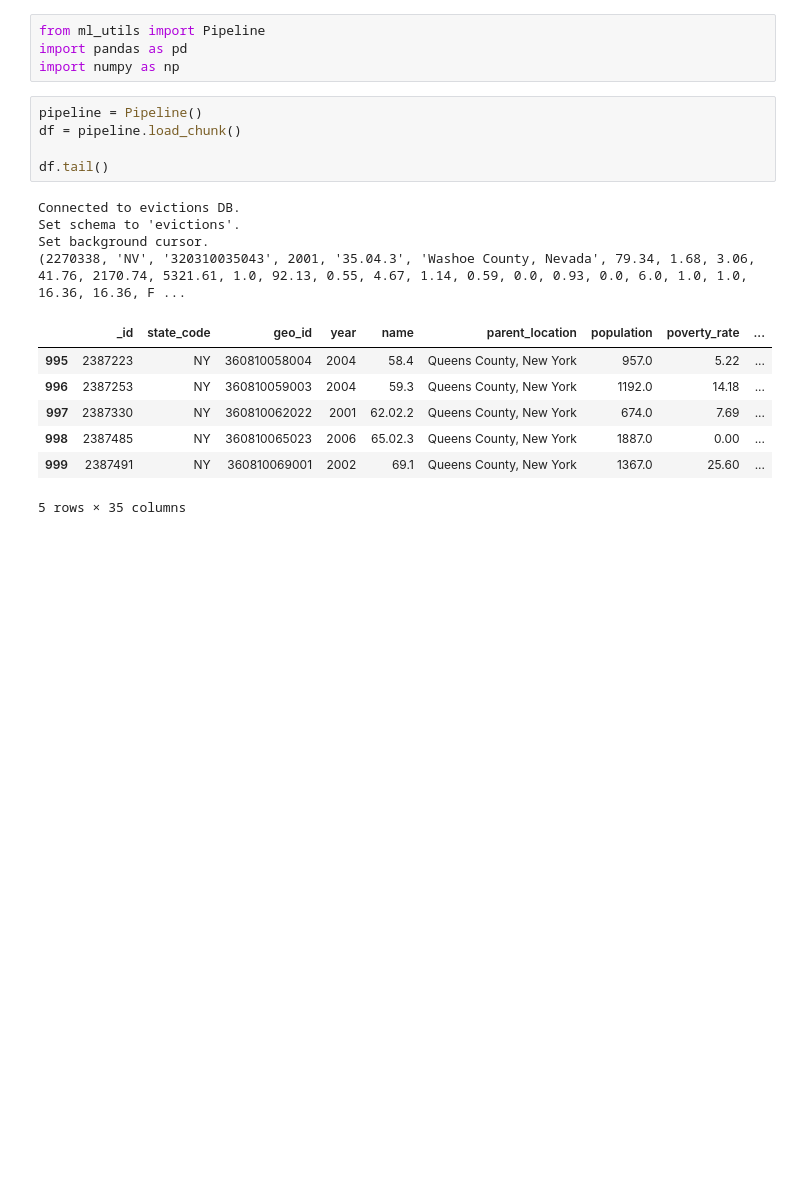
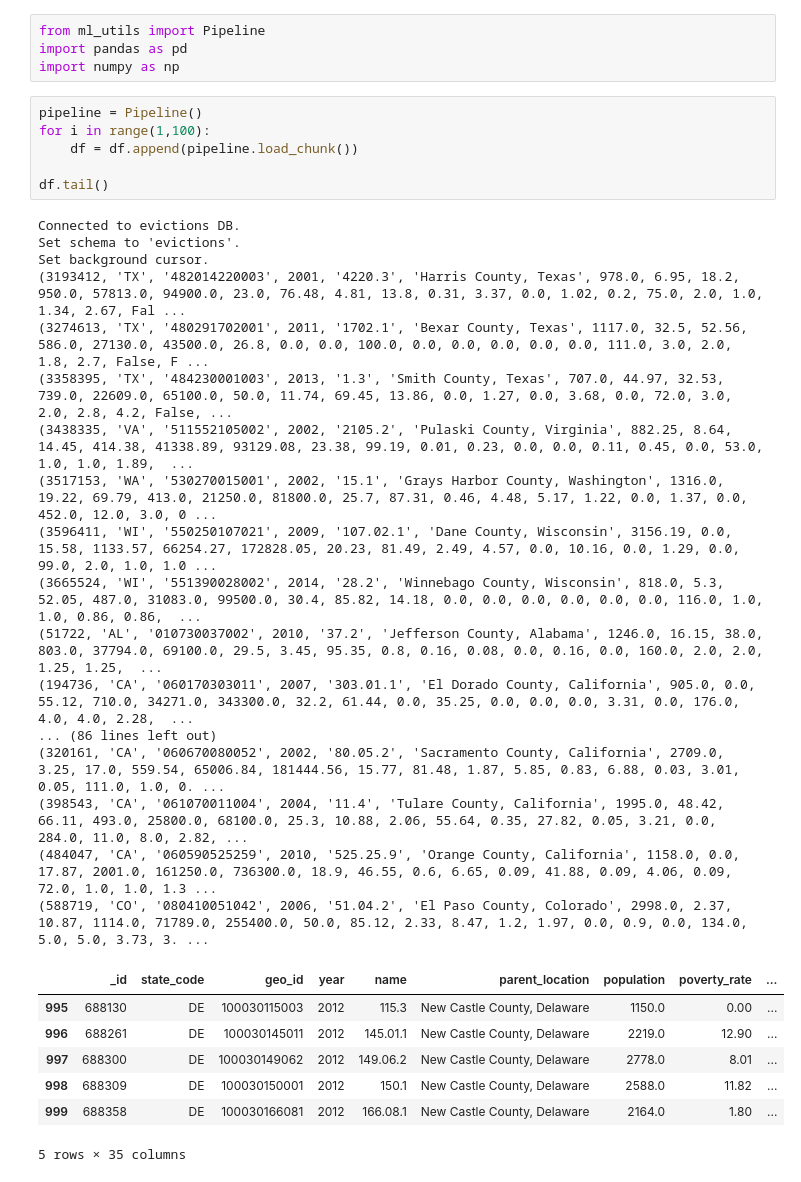
Before and after one commit to justincohler/evictions-learn, a Jupyter notebook: src/Evictions_Modeling.py.ipynb, the cells around one changed output. Drawn from its saved outputs; the diff is of its cells as text; blank space fills up the shorter version.

```diff
--- a/src/Evictions_Modeling.py.ipynb
+++ b/src/Evictions_Modeling.py.ipynb
@@ -4,20 +4,34 @@ import pandas as pd
 import numpy as np
 # %%
 pipeline = Pipeline()
-df = pipeline.load_chunk()
+for i in range(1,100):
+    df = df.append(pipeline.load_chunk())
 
 df.tail()
 # %% [output]
 Connected to evictions DB.
 Set schema to 'evictions'.
 Set background cursor.
-(2270338, 'NV', '320310035043', 2001, '35.04.3', 'Washoe County, Nevada', 79.34, 1.68, 3.06, 41.76, 2170.74, 5321.61, 1.0, 92.13, 0.55, 4.67, 1.14, 0.59, 0.0, 0.93, 0.0, 6.0, 1.0, 1.0, 16.36, 16.36, F ...
+(3193412, 'TX', '482014220003', 2001, '4220.3', 'Harris County, Texas', 978.0, 6.95, 18.2, 950.0, 57813.0, 94900.0, 23.0, 76.48, 4.81, 13.8, 0.31, 3.37, 0.0, 1.02, 0.2, 75.0, 2.0, 1.0, 1.34, 2.67, Fal ...
+(3274613, 'TX', '480291702001', 2011, '1702.1', 'Bexar County, Texas', 1117.0, 32.5, 52.56, 586.0, 27130.0, 43500.0, 26.8, 0.0, 0.0, 100.0, 0.0, 0.0, 0.0, 0.0, 0.0, 111.0, 3.0, 2.0, 1.8, 2.7, False, F ...
+(3358395, 'TX', '484230001003', 2013, '1.3', 'Smith County, Texas', 707.0, 44.97, 32.53, 739.0, 22609.0, 65100.0, 50.0, 11.74, 69.45, 13.86, 0.0, 1.27, 0.0, 3.68, 0.0, 72.0, 3.0, 2.0, 2.8, 4.2, False, ...
+(3438335, 'VA', '511552105002', 2002, '2105.2', 'Pulaski County, Virginia', 882.25, 8.64, 14.45, 414.38, 41338.89, 93129.08, 23.38, 99.19, 0.01, 0.23, 0.0, 0.0, 0.11, 0.45, 0.0, 53.0, 1.0, 1.0, 1.89,  ...
+(3517153, 'WA', '530270015001', 2002, '15.1', 'Grays Harbor County, Washington', 1316.0, 19.22, 69.79, 413.0, 21250.0, 81800.0, 25.7, 87.31, 0.46, 4.48, 5.17, 1.22, 0.0, 1.37, 0.0, 452.0, 12.0, 3.0, 0 ...
+(3596411, 'WI', '550250107021', 2009, '107.02.1', 'Dane County, Wisconsin', 3156.19, 0.0, 15.58, 1133.57, 66254.27, 172828.05, 20.23, 81.49, 2.49, 4.57, 0.0, 10.16, 0.0, 1.29, 0.0, 99.0, 2.0, 1.0, 1.0 ...
+(3665524, 'WI', '551390028002', 2014, '28.2', 'Winnebago County, Wisconsin', 818.0, 5.3, 52.05, 487.0, 31083.0, 99500.0, 30.4, 85.82, 14.18, 0.0, 0.0, 0.0, 0.0, 0.0, 0.0, 116.0, 1.0, 1.0, 0.86, 0.86,  ...
+(51722, 'AL', '010730037002', 2010, '37.2', 'Jefferson County, Alabama', 1246.0, 16.15, 38.0, 803.0, 37794.0, 69100.0, 29.5, 3.45, 95.35, 0.8, 0.16, 0.08, 0.0, 0.16, 0.0, 160.0, 2.0, 2.0, 1.25, 1.25,  ...
+(194736, 'CA', '060170303011', 2007, '303.01.1', 'El Dorado County, California', 905.0, 0.0, 55.12, 710.0, 34271.0, 343300.0, 32.2, 61.44, 0.0, 35.25, 0.0, 0.0, 0.0, 3.31, 0.0, 176.0, 4.0, 4.0, 2.28,  ...
+... (86 lines left out)
+(320161, 'CA', '060670080052', 2002, '80.05.2', 'Sacramento County, California', 2709.0, 3.25, 17.0, 559.54, 65006.84, 181444.56, 15.77, 81.48, 1.87, 5.85, 0.83, 6.88, 0.03, 3.01, 0.05, 111.0, 1.0, 0. ...
+(398543, 'CA', '061070011004', 2004, '11.4', 'Tulare County, California', 1995.0, 48.42, 66.11, 493.0, 25800.0, 68100.0, 25.3, 10.88, 2.06, 55.64, 0.35, 27.82, 0.05, 3.21, 0.0, 284.0, 11.0, 8.0, 2.82, ...
+(484047, 'CA', '060590525259', 2010, '525.25.9', 'Orange County, California', 1158.0, 0.0, 17.87, 2001.0, 161250.0, 736300.0, 18.9, 46.55, 0.6, 6.65, 0.09, 41.88, 0.09, 4.06, 0.09, 72.0, 1.0, 1.0, 1.3 ...
+(588719, 'CO', '080410051042', 2006, '51.04.2', 'El Paso County, Colorado', 2998.0, 2.37, 10.87, 1114.0, 71789.0, 255400.0, 50.0, 85.12, 2.33, 8.47, 1.2, 1.97, 0.0, 0.9, 0.0, 134.0, 5.0, 5.0, 3.73, 3. ...
 |  | _id | state_code | geo_id | year | name | parent_location | population | poverty_rate | ... |
-| 995 | 2387223 | NY | 360810058004 | 2004 | 58.4 | Queens County, New York | 957.0 | 5.22 | ... |
-| 996 | 2387253 | NY | 360810059003 | 2004 | 59.3 | Queens County, New York | 1192.0 | 14.18 | ... |
-| 997 | 2387330 | NY | 360810062022 | 2001 | 62.02.2 | Queens County, New York | 674.0 | 7.69 | ... |
-| 998 | 2387485 | NY | 360810065023 | 2006 | 65.02.3 | Queens County, New York | 1887.0 | 0.00 | ... |
-| 999 | 2387491 | NY | 360810069001 | 2002 | 69.1 | Queens County, New York | 1367.0 | 25.60 | ... |
+| 995 | 688130 | DE | 100030115003 | 2012 | 115.3 | New Castle County, Delaware | 1150.0 | 0.00 | ... |
+| 996 | 688261 | DE | 100030145011 | 2012 | 145.01.1 | New Castle County, Delaware | 2219.0 | 12.90 | ... |
+| 997 | 688300 | DE | 100030149062 | 2012 | 149.06.2 | New Castle County, Delaware | 2778.0 | 8.01 | ... |
+| 998 | 688309 | DE | 100030150001 | 2012 | 150.1 | New Castle County, Delaware | 2588.0 | 11.82 | ... |
+| 999 | 688358 | DE | 100030166081 | 2012 | 166.08.1 | New Castle County, Delaware | 2164.0 | 1.80 | ... |
 5 rows × 35 columns
 # %%
 
```
Also changed, not shown: parts of 1 cell of this notebook.
